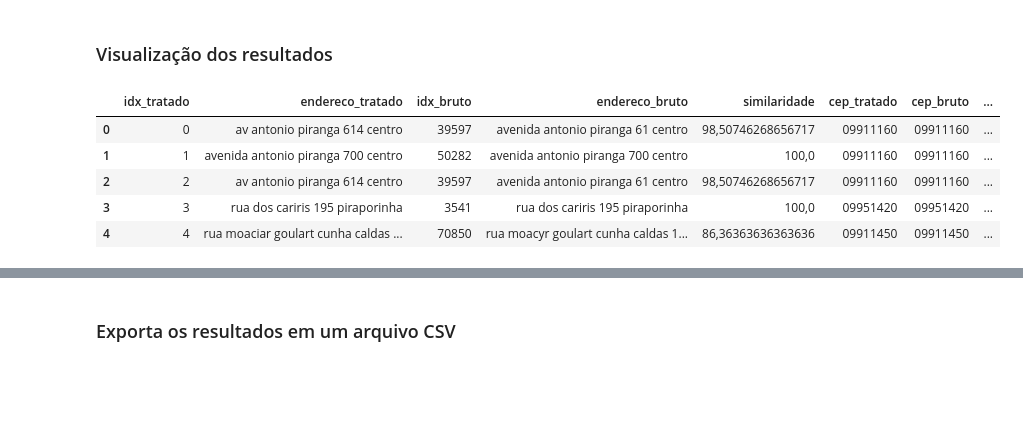
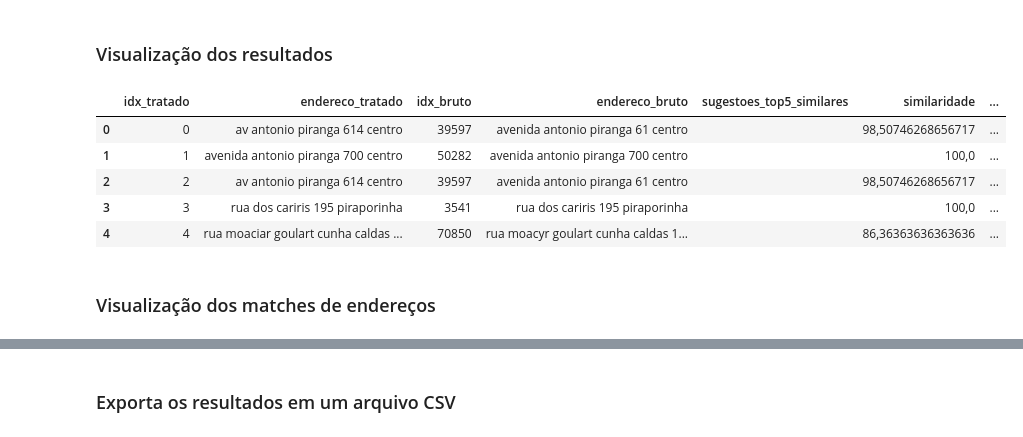
Before and after one commit to sabrizzs/tcc-culturaeduca, a Jupyter notebook: source/indexacao-rapidfuzz/comparacao_enderecos_tratado_vs_bruto.ipynb, the cells around one changed output, grey strips where cells are left out. Saved outputs shown, nothing was run; the diff lists cells and outputs as text; code cells hidden in the pictures; blank space fills up the shorter version.

```diff
--- a/source/indexacao-rapidfuzz/comparacao_enderecos_tratado_vs_bruto.ipynb
+++ b/source/indexacao-rapidfuzz/comparacao_enderecos_tratado_vs_bruto.ipynb
@@ -101,6 +130,10 @@ for idx_tratado, row_tratado in df_tratado.iterrows():
 # Normaliza os CEPs
 df_tratado['CO_CEP'] = df_tratado['CO_CEP'].astype(str).str.strip().str.zfill(8).str.replace('-', '')
 df_bruto['CEP'] = df_bruto['CEP'].astype(str).str.strip().str.zfill(8).str.replace('-', '')
+
+# Normaliza o setor censitário
+df_bruto['COD_SETOR_normalizado'] = df_bruto['COD_SETOR'].apply(remover_sufixo_p)
+df_tratado['CD_SETOR_normalizado'] = df_tratado['CD_SETOR'].astype(str).str.strip()
 
 for resultado in resultados:
     idx_tratado = resultado["idx_tratado"]
@@ -109,10 +142,18 @@ for resultado in resultados:
     cep_tratado = df_tratado.loc[idx_tratado, "CO_CEP"]
     cep_bruto = df_bruto.loc[idx_bruto, "CEP"]
 
+    setor_tratado = df_tratado.loc[idx_tratado, "CD_SETOR_normalizado"]
+    setor_bruto = df_bruto.loc[idx_bruto, "COD_SETOR_normalizado"]
+
     # Verifica se os CEPs são iguais
     resultado["cep_tratado"] = cep_tratado
     resultado["cep_bruto"] = cep_bruto
     resultado["cep_igual"] = (cep_tratado == cep_bruto)
+
+    # Verifica se os setores censitários são iguais
+    resultado["setor_tratado"] = setor_tratado
+    resultado["setor_bruto"] = setor_bruto
+    resultado["setor_igual"] = (str(setor_tratado) == str(setor_bruto))
 # %% [markdown]
 ### Comparação da latitude e longitude
 # %%
@@ -218,34 +300,63 @@ df_bruto['LONG_formatada'] = df_bruto['LONG_normalizada'].apply(latlong_to_strin
+# %%
+def classificar_confianca(resultado):
+    setor = resultado.get("setor_igual", False)
+    cep = resultado.get("cep_igual", False)
+    distancia = resultado.get("distancia_metros", None)
+
+    if setor:
+        return "Alta"
+    elif cep and (distancia is not None and distancia < 500):
+        return "Media"
+    elif cep or (distancia is not None and distancia < 500):
+        return "Baixa"
+    else:
+        return "Incerto"
 # %% [markdown]
 ### Visualização dos resultados
 # %%
 df_resultados = pd.DataFrame(resultados)
 
 # Formata a similaridade
 df_resultados['similaridade'] = df_resultados['similaridade'].astype(str).str.replace('.', ',')
 
 # Adiciona as colunas de coordenadas de ambas as bases
 df_resultados['lat_tratado'] = df_resultados['idx_tratado'].apply(lambda x: df_tratado.loc[x, 'LAT_formatada'])
 df_resultados['long_tratado'] = df_resultados['idx_tratado'].apply(lambda x: df_tratado.loc[x, 'LONG_formatada'])
 df_resultados['lat_bruto'] = df_resultados['idx_bruto'].apply(lambda x: df_bruto.loc[x, 'LAT_formatada'])
 df_resultados['long_bruto'] = df_resultados['idx_bruto'].apply(lambda x: df_bruto.loc[x, 'LONG_formatada'])
 
+df_resultados['setor_tratado'] = df_resultados['idx_tratado'].apply(lambda x: df_tratado.loc[x, 'CD_SETOR_normalizado'])
+df_resultados['setor_bruto'] = df_resultados['idx_bruto'].apply(lambda x: df_bruto.loc[x, 'COD_SETOR_normalizado'])
+df_resultados['setor_igual'] = df_resultados.apply(lambda x: str(x['setor_tratado']) == str(x['setor_bruto']), axis=1)
+
+df_resultados['pontuacao_total'] = df_resultados.apply(calcular_pontuacao_total, axis=1)
+df_resultados['nivel_confianca'] = df_resultados.apply(classificar_confianca, axis=1)
+
 df_resultados[["idx_tratado",
                "endereco_tratado",
                "idx_bruto",
                "endereco_bruto",
+               "sugestoes_top5_similares",
                "similaridade",
                "cep_tratado",
                "cep_bruto",
                "cep_igual",
                "distancia_metros",
                "lat_tratado",
                "long_tratado",
                "lat_bruto",
-               "long_bruto"]].head(5)
+               "long_bruto",
+               "setor_tratado",
+               "setor_bruto",
+               "setor_igual",
+               "pontuacao_total",
+               "nivel_confianca"]].head(5)
 # %% [output]
-|  | idx_tratado | endereco_tratado | idx_bruto | endereco_bruto | similaridade | cep_tratado | cep_bruto | ... |
-| 0 | 0 | av antonio piranga 614 centro | 39597 | avenida antonio piranga 61 centro | 98,50746268656717 | 09911160 | 09911160 | ... |
-| 1 | 1 | avenida antonio piranga 700 centro | 50282 | avenida antonio piranga 700 centro | 100,0 | 09911160 | 09911160 | ... |
-| 2 | 2 | av antonio piranga 614 centro | 39597 | avenida antonio piranga 61 centro | 98,50746268656717 | 09911160 | 09911160 | ... |
-| 3 | 3 | rua dos cariris 195 piraporinha | 3541 | rua dos cariris 195 piraporinha | 100,0 | 09951420 | 09951420 | ... |
-| 4 | 4 | rua moaciar goulart cunha caldas ... | 70850 | rua moacyr goulart cunha caldas 1... | 86,36363636363636 | 09911450 | 09911450 | ... |
+|  | idx_tratado | endereco_tratado | idx_bruto | endereco_bruto | sugestoes_top5_similares | similaridade | ... |
+| 0 | 0 | av antonio piranga 614 centro | 39597 | avenida antonio piranga 61 centro |  | 98,50746268656717 | ... |
+| 1 | 1 | avenida antonio piranga 700 centro | 50282 | avenida antonio piranga 700 centro |  | 100,0 | ... |
+| 2 | 2 | av antonio piranga 614 centro | 39597 | avenida antonio piranga 61 centro |  | 98,50746268656717 | ... |
+| 3 | 3 | rua dos cariris 195 piraporinha | 3541 | rua dos cariris 195 piraporinha |  | 100,0 | ... |
+| 4 | 4 | rua moaciar goulart cunha caldas ... | 70850 | rua moacyr goulart cunha caldas 1... |  | 86,36363636363636 | ... |
+# %% [markdown]
+### Visualização dos matches de endereços
```
Also changed, not shown: parts of 10 cells of this notebook, 45 other files.
